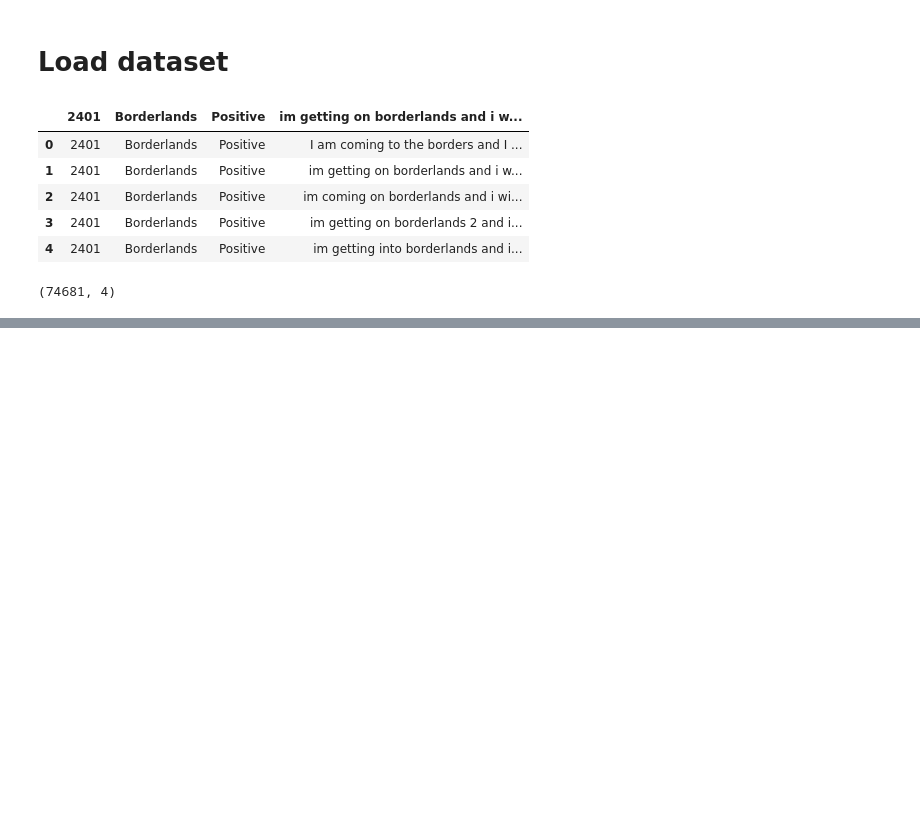
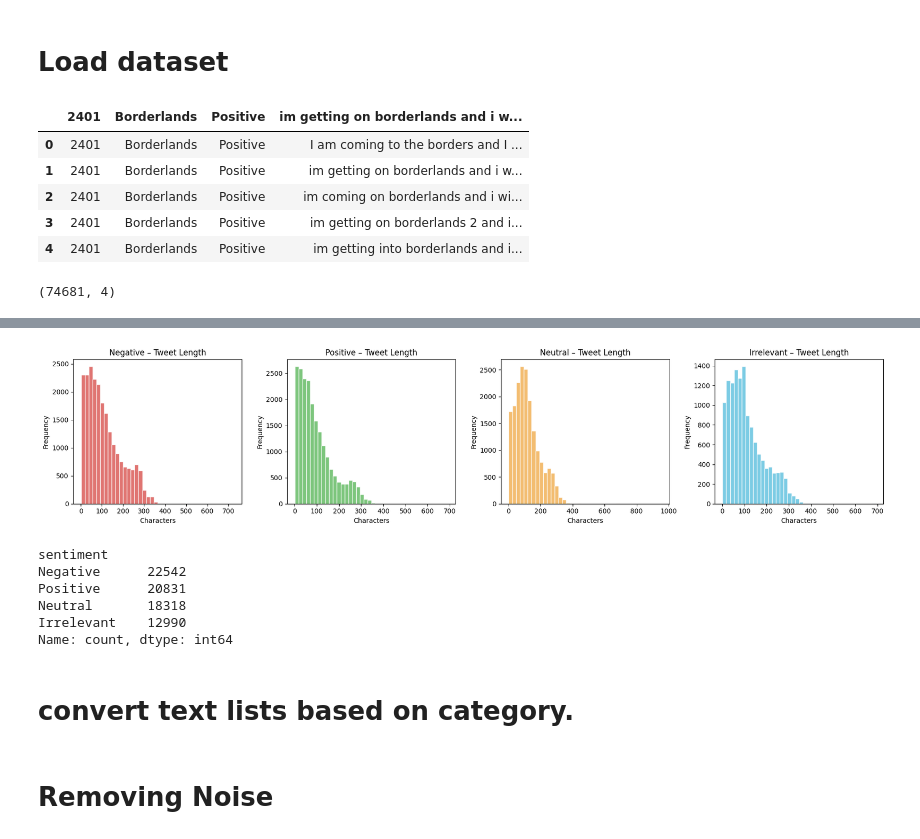
Before and after one commit to eshat69/tweet-mining-sentiment-analysis, a Jupyter notebook: tweet_mining.ipynb, the cells around one changed output, grey strips where cells are left out. Drawn from its saved outputs; the diff is of its cells as text; code cells hidden in the pictures; blank space fills up the shorter version.

```diff
--- a/tweet_mining.ipynb
+++ b/tweet_mining.ipynb
@@ -124,0 +134,30 @@ dtype: int64
+# %%
+fig, axes = plt.subplots(1, 4, figsize=(18, 4))
+
+for label, color, ax, col in zip(
+    ["Negative", "Positive", "Neutral", "Irrelevant"],
+    ["#d9534f", "#5cb85c", "#f0ad4e", "#5bc0de"],
+    axes,
+    ['Negative', 'Positive', 'Neutral', 'Irrelevant']
+):
+    data = df[df["sentiment"] == col]["tweet_length"]
+    ax.hist(data, bins=40, color=color, edgecolor="white", alpha=0.8)
+    ax.set_title(f"{label} – Tweet Length")
+    ax.set_xlabel("Characters")
+    ax.set_ylabel("Frequency")
+
+plt.tight_layout()
+plt.show()
+# %% [output]
+[figure, added]
+# %%
+df["sentiment"].value_counts()
+# %% [output]
+sentiment
+Negative      22542
+Positive      20831
+Neutral       18318
+Irrelevant    12990
+Name: count, dtype: int64
+# %% [markdown]
+# convert text lists based on category.
@@ -124,0 +169,2 @@ dtype: int64
+# %% [markdown]
+# Removing Noise
```
Also changed, not shown: parts of 83 cells of this notebook, 6 other files.
